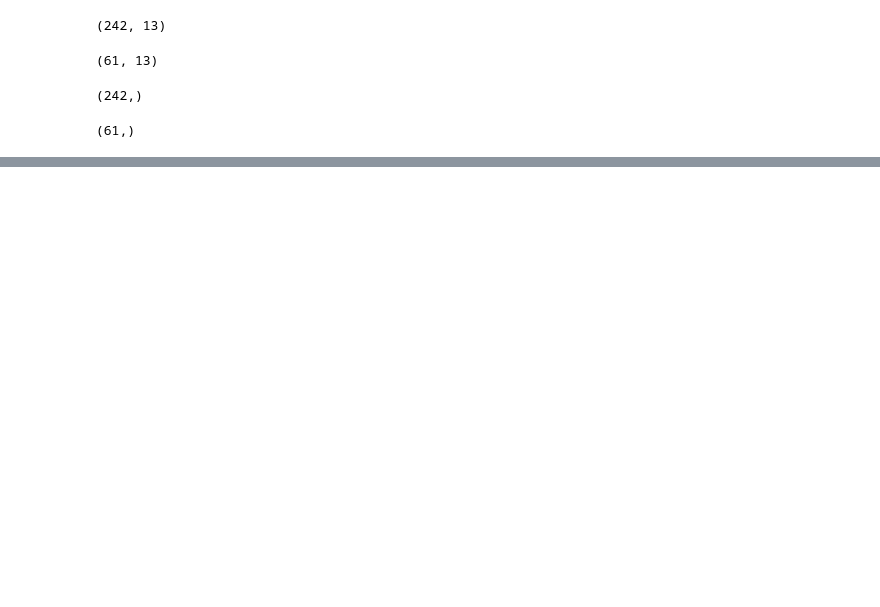
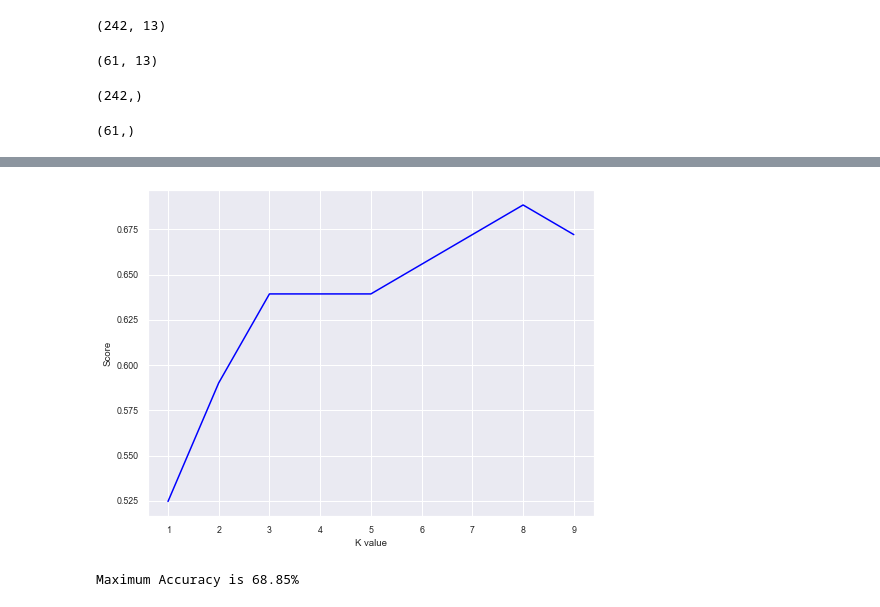
Before and after one commit to jahidkhandaker/HeartDiseasePrediction, a Jupyter notebook: ShakilAhmed/Heart_Disease_Prediction.ipynb, the cells around one changed output, grey strips where cells are left out. Drawn from its saved outputs; the diff is of its cells as text; code cells hidden in the pictures; blank space fills up the shorter version.

```diff
--- a/ShakilAhmed/Heart_Disease_Prediction.ipynb
+++ b/ShakilAhmed/Heart_Disease_Prediction.ipynb
@@ -327,4 +327,5 @@ Y_pred_svm.shape
 # %%
-knn = KNeighborsClassifier(n_neighbors=7)
-knn.fit(X_train,Y_train)
-Y_pred_knn=knn.predict(X_test)
+#KNN
+knn = KNeighborsClassifier(n_neighbors = 9)
+knn.fit(X_train, Y_train)
+prediction = knn.predict(X_test)
@@ -341,0 +332,18 @@ The accuracy score achieved using KNN is: 67.21 %
+# %%
+scoreList = []
+for i in range(1,10):
+    knn2 = KNeighborsClassifier(n_neighbors = i)
+    knn2.fit(X_train, Y_train)
+    scoreList.append(knn2.score(X_test, Y_test))
+
+plt.plot(range(1,10), scoreList, color= "Blue")
+plt.xticks(np.arange(1,10,1))
+plt.xlabel("K value")
+plt.ylabel("Score")
+plt.show()
+
+knn_acc = max(scoreList)*100
+print("Maximum Accuracy is {:.2f}%".format(knn_acc))
+# %% [output]
+[figure, added]
+Maximum Accuracy is 68.85%
```
Also changed, not shown: parts of 39 cells of this notebook.
